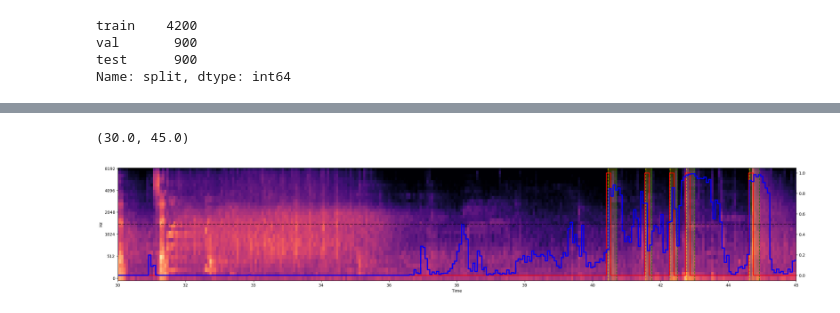
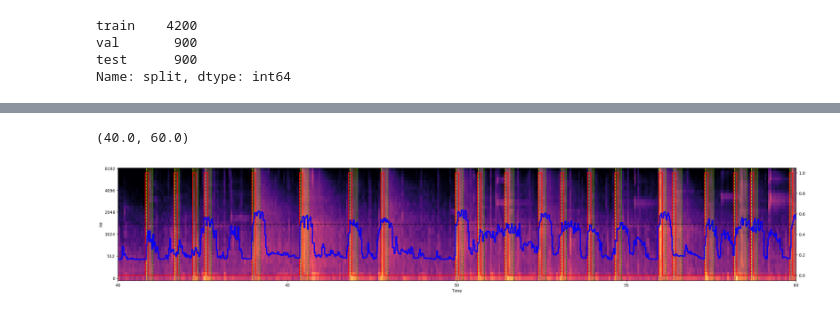
Before and after one commit to jonnor/machinehearing, a Jupyter notebook: handson/badminton/BadmintonSoundEvents.ipynb, the cells around one changed output, grey strips where cells are left out. Drawn from its saved outputs; the diff is of its cells as text; code cells hidden in the pictures.

```diff
--- a/handson/badminton/BadmintonSoundEvents.ipynb
+++ b/handson/badminton/BadmintonSoundEvents.ipynb
@@ -10,7 +10,7 @@ import librosa.display
 # %%
 
 samplerate = 16000
-time_resolution = 0.050
+time_resolution = 0.05
 
 def next_power_of_2(x):
     return 2**(math.ceil(math.log(x, 2)))
@@ -491,4 +519,6 @@ results
 # %%
+%matplotlib inline
+
 import seaborn
 
 rr = []
@@ -498,13 +528,16 @@ for split in results.reset_index().split.unique():
     y_true = numpy.squeeze(Y)
     y_pred = numpy.squeeze(model.predict(X))
 
+    print(y_pred.shape)
+    print(y_true.shape)
+
     r = pandas.DataFrame({
-        'pred': y_pred,
-        'actual': y_true,
+        'pred': numpy.max(y_pred, axis=1),
+        'actual': numpy.any(y_true, axis=1),
         'split': split,
     })
     rr.append(r)
 
 r = pandas.concat(rr, ignore_index=True)
-seaborn.displot(kind='hist', data=r, x='pred', hue='actual', col='split', height=4, aspect=1, binrange=(0.0, 1.0), stat='density')
+seaborn.displot(kind='hist', data=r, x='pred', hue='actual', col='split', height=4, aspect=1, binrange=(0.0, 1.0), stat='density', binwidth=0.05)
 # %% [output]
@@ -547,6 +584,9 @@ def predict_spectrogram(model, spec):
     X = numpy.expand_dims(numpy.stack( [ w-Xm for w in wins ]), -1)
 
     y = numpy.squeeze(model.predict(X))
+
+    # TODO: merge the overlapping windows with eachother
+    y = numpy.max(y, axis=1)# .shape
 
     # shift predictions to middle of window
     t += (window_duration*0.5)
@@ -574,7 +608,7 @@ ax.set_xlim(0, 25)
 # %%
 fig, ax = plt.subplots(1, figsize=(30, 5))
 plot_spectrogram(ax, spec, annotations, l, predictions)
-ax.set_xlim(30, 45)
+ax.set_xlim(40, 60)
 # %% [output]
-(30.0, 45.0)
+(40.0, 60.0)
-[figure, old version]
+[figure, new version]
```
Also changed, not shown: parts of 10 cells of this notebook.
